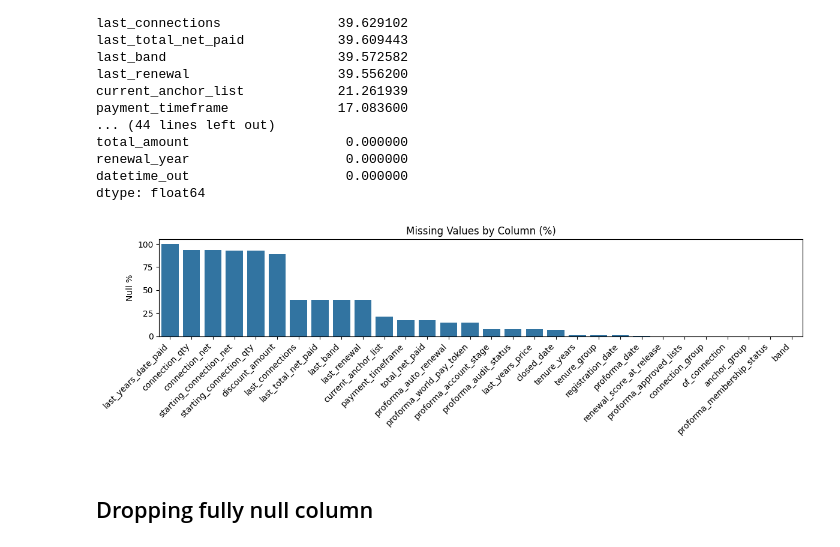
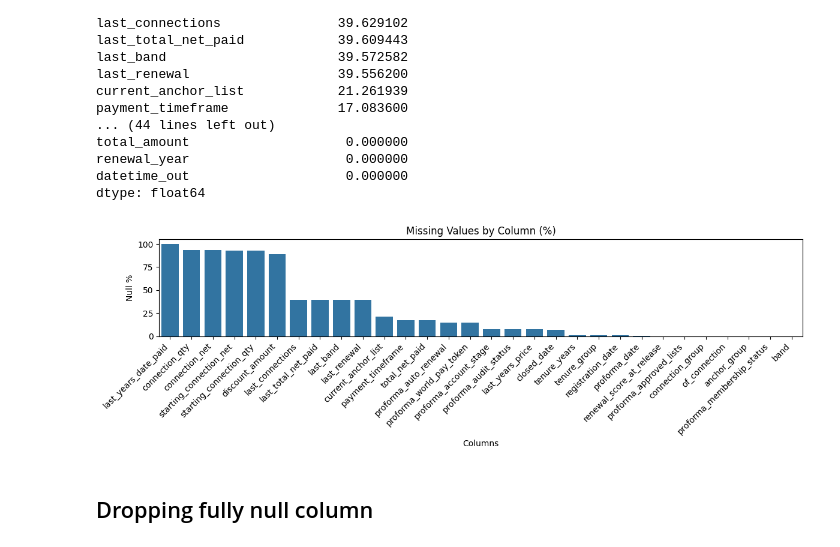
Before and after one commit to Slegendz/churn-prediction-project, a Jupyter notebook: notebooks/01_eda/billings_eda.ipynb, the cells around one changed output. Cells and saved outputs as stored; diff of their text form; code cells hidden in the pictures.

```diff
--- a/notebooks/01_eda/billings_eda.ipynb
+++ b/notebooks/01_eda/billings_eda.ipynb
@@ -139,16 +139,16 @@ dtype: float64
 # %%
 plt.figure(figsize=(12, 4))
 null_pct = (df.isnull().mean() * 100).sort_values(ascending=False)
 null_pct = null_pct[null_pct > 0]
 sns.barplot(x=null_pct.index, y=null_pct.values)
 plt.xticks(rotation=45, ha='right')
 plt.title('Missing Values by Column (%)')
-plt.xlabel(' ')
+plt.xlabel('Columns')
 plt.ylabel('Null %')
 plt.tight_layout()
 plt.show()
 # %% [output]
-[figure, old version]
+[figure, new version]
 # %% [markdown]
 ## Dropping fully null column
 # %%
```
